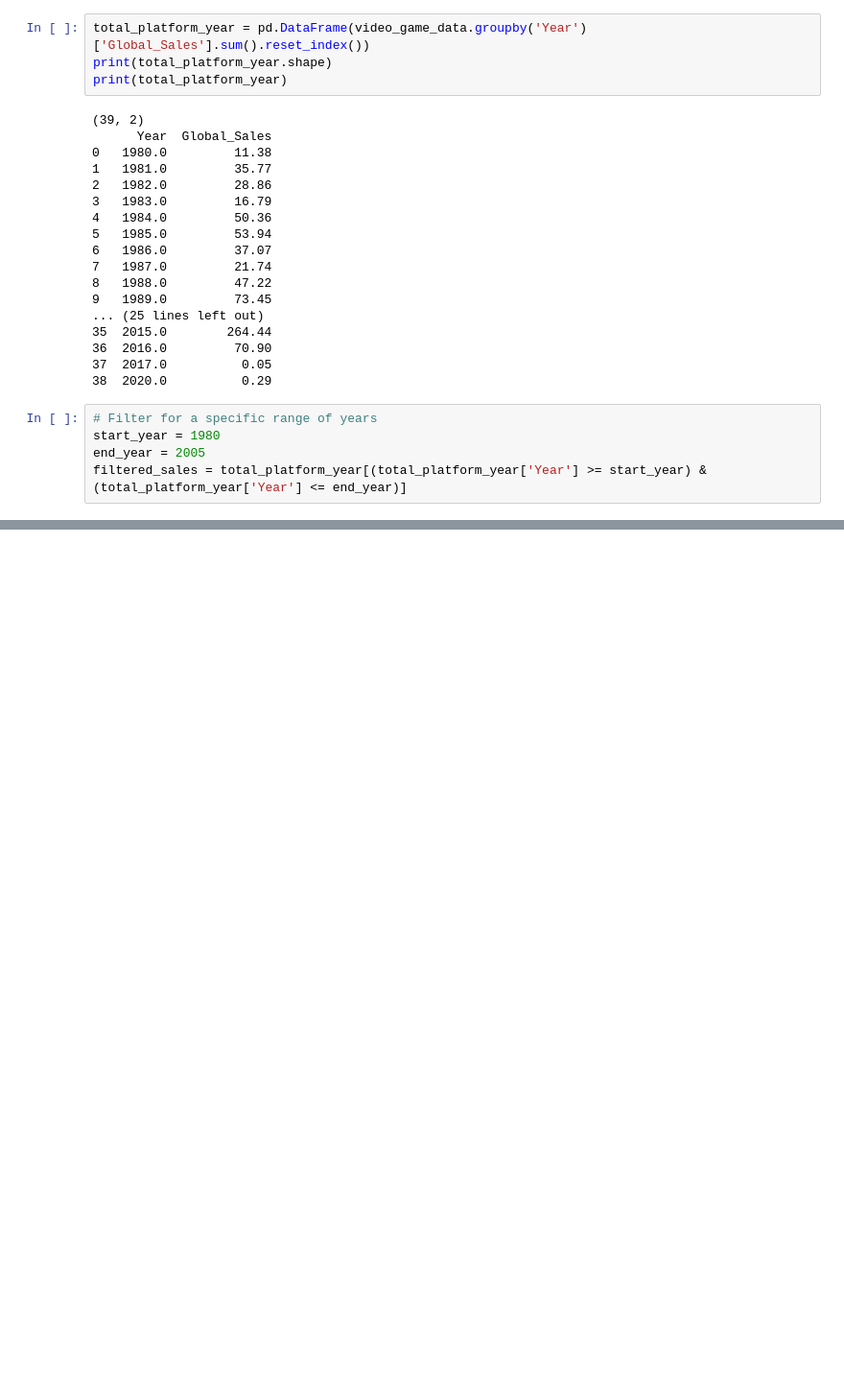
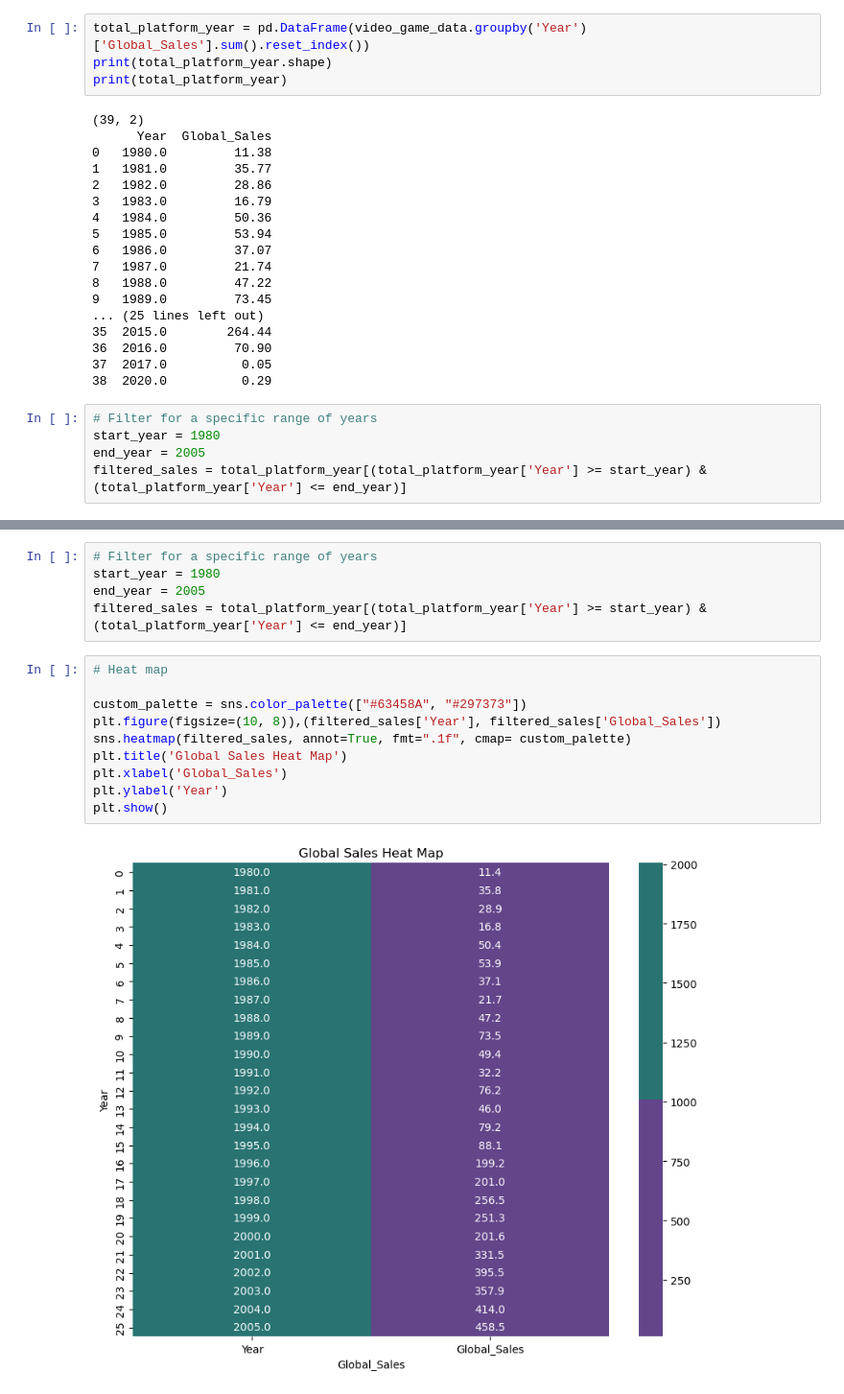
Before and after one commit to CymbalOfJoy/Project_1-Group_3, a Jupyter notebook: Data for Video Game Sales/Regression.ipynb, the cells around one changed output, grey strips where cells are left out. Shown: that part at 96% size. Drawn from its saved outputs; the diff is of its cells as text; blank space fills up the shorter version.

Commit message:
added a heatmap

```diff
--- a/Data for Video Game Sales/Regression.ipynb
+++ b/Data for Video Game Sales/Regression.ipynb
@@ -86,3 +86,20 @@ plt.tight_layout()  # Adjust layout to make room for labels
 plt.show()
 # %% [output]
 [figure]
+# %%
+# Filter for a specific range of years
+start_year = 1980
+end_year = 2005
+filtered_sales = total_platform_year[(total_platform_year['Year'] >= start_year) & (total_platform_year['Year'] <= end_year)]
+# %%
+# Heat map
+
+custom_palette = sns.color_palette(["#63458A", "#297373"])
+plt.figure(figsize=(10, 8)),(filtered_sales['Year'], filtered_sales['Global_Sales'])
+sns.heatmap(filtered_sales, annot=True, fmt=".1f", cmap= custom_palette)
+plt.title('Global Sales Heat Map')
+plt.xlabel('Global_Sales')
+plt.ylabel('Year')
+plt.show()
+# %% [output]
+[figure, added]
```
Also changed, not shown: parts of 1 cell of this notebook.
